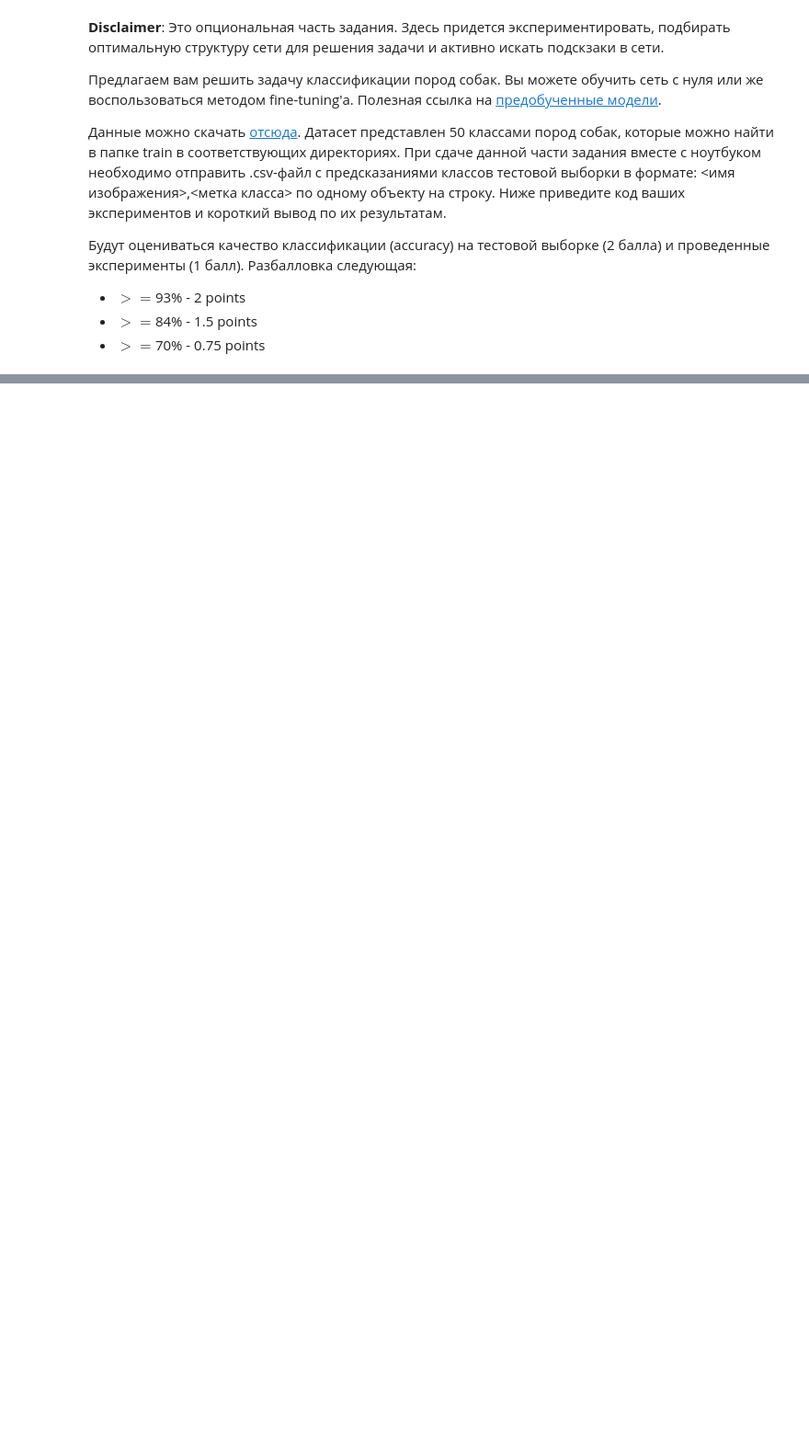
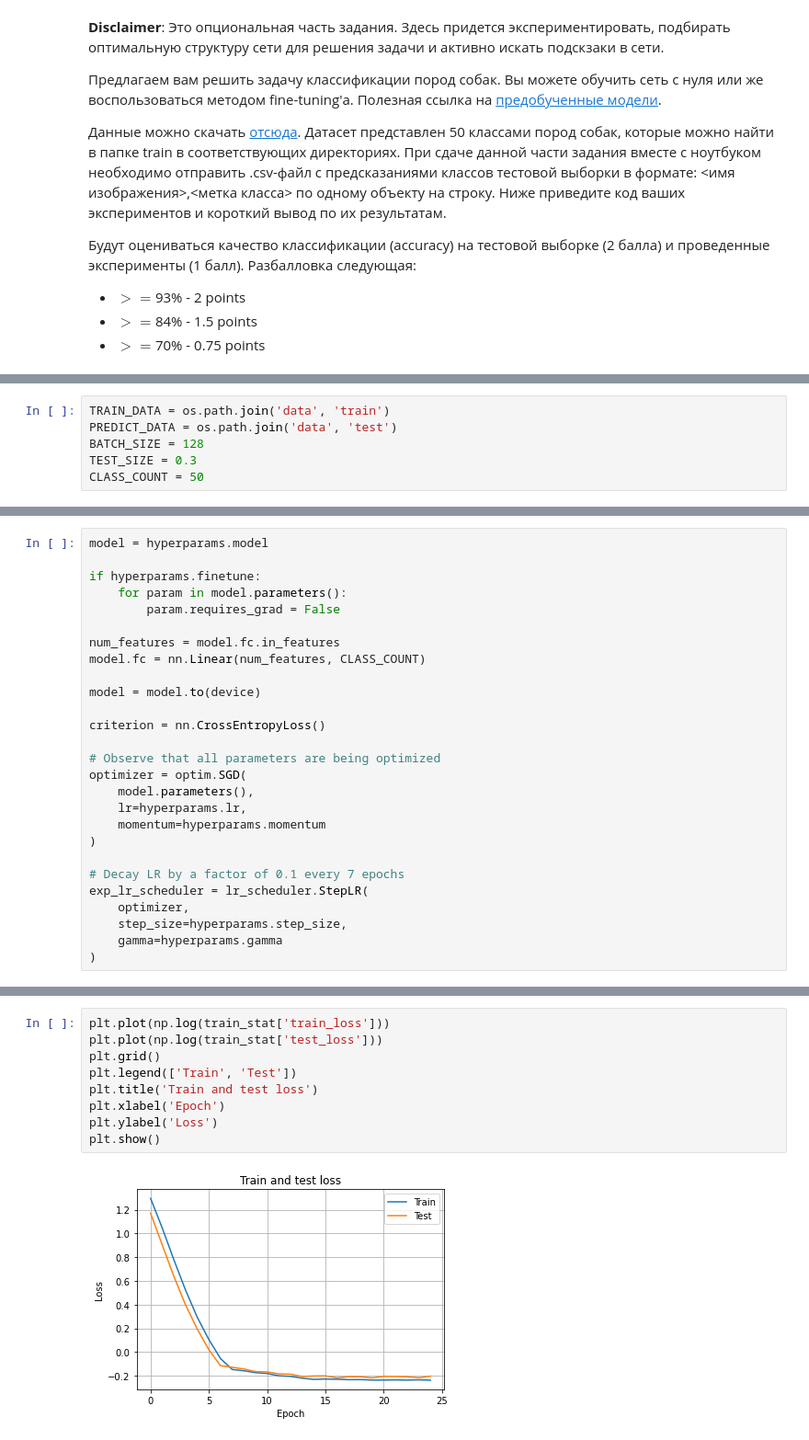
Before and after one commit to oslanaslan/MADE_ML, a Jupyter notebook: ml/Lab2_Deep_Learning/Lab2_DL_parts_4_and_5_optional.ipynb, the cells around one changed output, grey strips where cells are left out. Shown at 92% size. Saved outputs shown, nothing was run; the diff lists cells and outputs as text; blank space fills up the shorter version.

```diff
--- a/ml/Lab2_Deep_Learning/Lab2_DL_parts_4_and_5_optional.ipynb
+++ b/ml/Lab2_Deep_Learning/Lab2_DL_parts_4_and_5_optional.ipynb
@@ -200,0 +239,6 @@ __Disclaimer__: Это опциональная часть задания. Зд
+# %%
+TRAIN_DATA = os.path.join('data', 'train')
+PREDICT_DATA = os.path.join('data', 'test')
+BATCH_SIZE = 128
+TEST_SIZE = 0.3
+CLASS_COUNT = 50
@@ -200,0 +421,27 @@ __Disclaimer__: Это опциональная часть задания. Зд
+# %%
+model = hyperparams.model
+
+if hyperparams.finetune:
+    for param in model.parameters():
+        param.requires_grad = False
+
+num_features = model.fc.in_features
+model.fc = nn.Linear(num_features, CLASS_COUNT)
+
+model = model.to(device)
+
+criterion = nn.CrossEntropyLoss()
+
+# Observe that all parameters are being optimized
+optimizer = optim.SGD(
+    model.parameters(),
+    lr=hyperparams.lr,
+    momentum=hyperparams.momentum
+)
+
+# Decay LR by a factor of 0.1 every 7 epochs
+exp_lr_scheduler = lr_scheduler.StepLR(
+    optimizer,
+    step_size=hyperparams.step_size,
+    gamma=hyperparams.gamma
+)
@@ -200,0 +455,11 @@ __Disclaimer__: Это опциональная часть задания. Зд
+# %%
+plt.plot(np.log(train_stat['train_loss']))
+plt.plot(np.log(train_stat['test_loss']))
+plt.grid()
+plt.legend(['Train', 'Test'])
+plt.title('Train and test loss')
+plt.xlabel('Epoch')
+plt.ylabel('Loss')
+plt.show()
+# %% [output]
+[figure, added]
```
Also changed, not shown: parts of 12 cells of this notebook, 1 other file.
